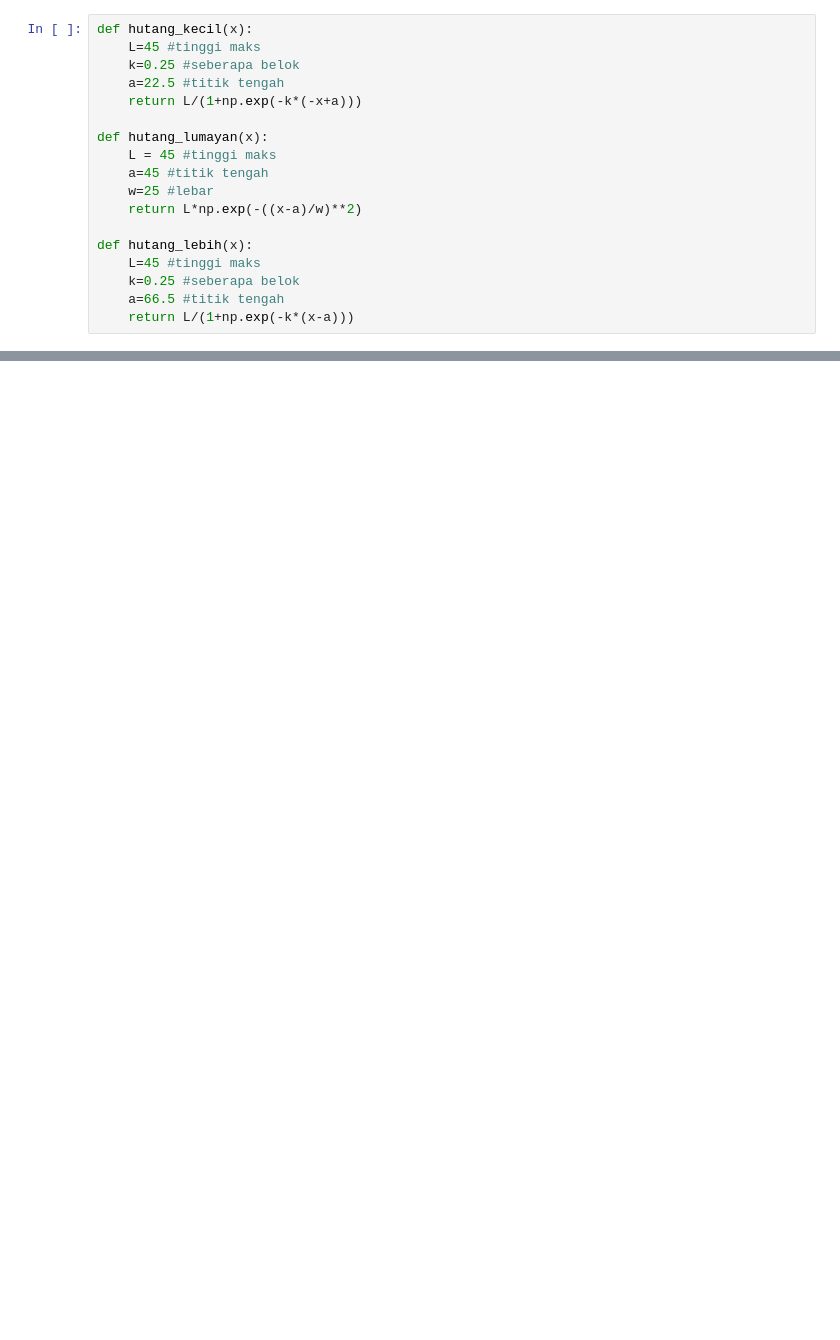
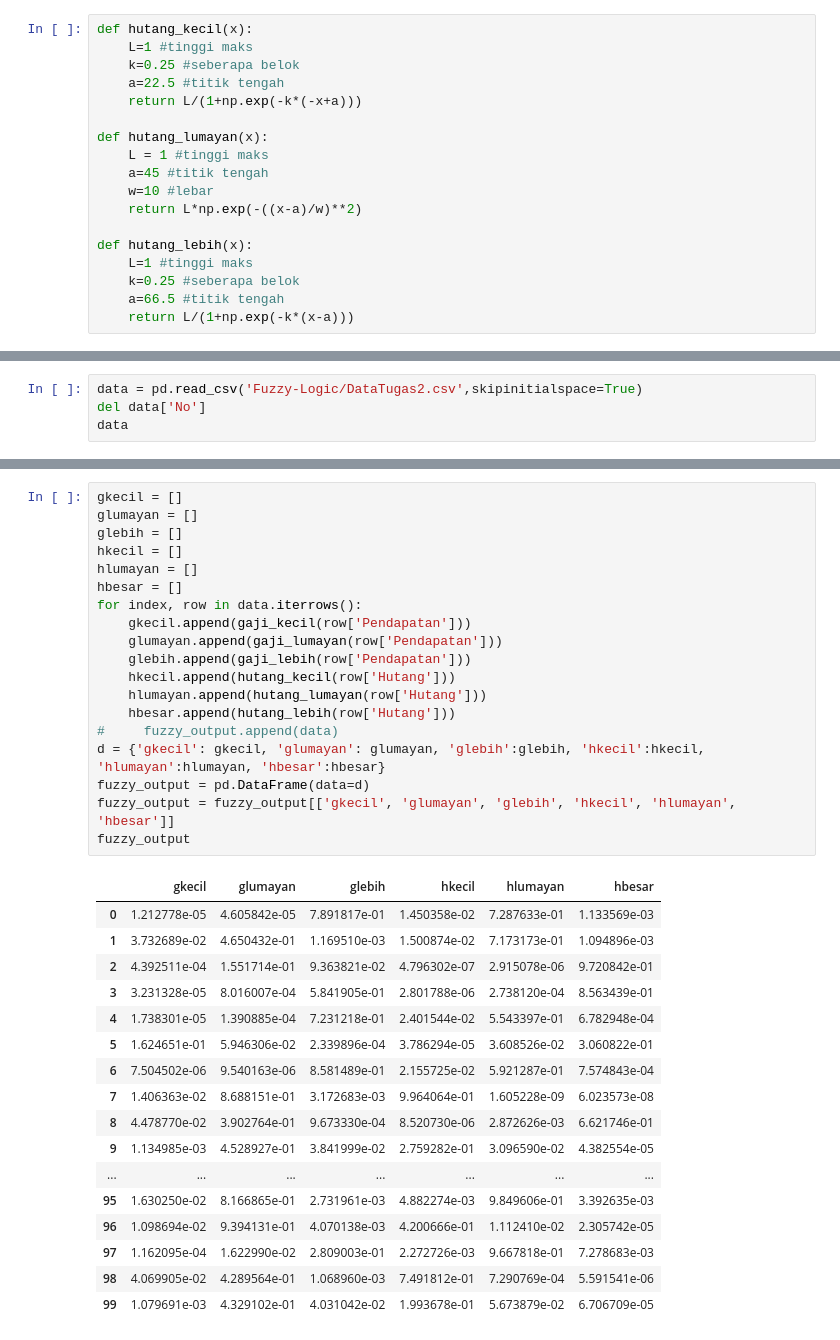
Before and after one commit to rizkiar00/Fuzzy-Logic, a Jupyter notebook: Fuzzy_Logic.ipynb, the cells around one changed output, grey strips where cells are left out. Saved outputs shown, nothing was run; the diff lists cells and outputs as text; blank space fills up the shorter version.

```diff
--- a/Fuzzy_Logic.ipynb
+++ b/Fuzzy_Logic.ipynb
@@ -35,18 +40,18 @@ plt.show()
 # %%
 def hutang_kecil(x):
-    L=45 #tinggi maks
+    L=1 #tinggi maks
     k=0.25 #seberapa belok
     a=22.5 #titik tengah
     return L/(1+np.exp(-k*(-x+a)))
 
 def hutang_lumayan(x):
-    L = 45 #tinggi maks
+    L = 1 #tinggi maks
     a=45 #titik tengah
-    w=25 #lebar
+    w=10 #lebar
     return L*np.exp(-((x-a)/w)**2)
 
 def hutang_lebih(x):
-    L=45 #tinggi maks
+    L=1 #tinggi maks
     k=0.25 #seberapa belok
     a=66.5 #titik tengah
     return L/(1+np.exp(-k*(x-a)))
@@ -90,0 +119,4 @@ plt.show()
+# %%
+data = pd.read_csv('Fuzzy-Logic/DataTugas2.csv',skipinitialspace=True)
+del data['No']
+data
@@ -90,0 +142,37 @@ plt.show()
+# %%
+gkecil = []
+glumayan = []
+glebih = []
+hkecil = []
+hlumayan = []
+hbesar = []
+for index, row in data.iterrows():
+    gkecil.append(gaji_kecil(row['Pendapatan']))
+    glumayan.append(gaji_lumayan(row['Pendapatan']))
+    glebih.append(gaji_lebih(row['Pendapatan']))
+    hkecil.append(hutang_kecil(row['Hutang']))
+    hlumayan.append(hutang_lumayan(row['Hutang']))
+    hbesar.append(hutang_lebih(row['Hutang']))
+#     fuzzy_output.append(data)
+d = {'gkecil': gkecil, 'glumayan': glumayan, 'glebih':glebih, 'hkecil':hkecil, 'hlumayan':hlumayan, 'hbesar':hbesar}
+fuzzy_output = pd.DataFrame(data=d)
+fuzzy_output = fuzzy_output[['gkecil', 'glumayan', 'glebih', 'hkecil', 'hlumayan', 'hbesar']]
+fuzzy_output
+# %% [output]
+|  | gkecil | glumayan | glebih | hkecil | hlumayan | hbesar |
+| 0 | 1.212778e-05 | 4.605842e-05 | 7.891817e-01 | 1.450358e-02 | 7.287633e-01 | 1.133569e-03 |
+| 1 | 3.732689e-02 | 4.650432e-01 | 1.169510e-03 | 1.500874e-02 | 7.173173e-01 | 1.094896e-03 |
+| 2 | 4.392511e-04 | 1.551714e-01 | 9.363821e-02 | 4.796302e-07 | 2.915078e-06 | 9.720842e-01 |
+| 3 | 3.231328e-05 | 8.016007e-04 | 5.841905e-01 | 2.801788e-06 | 2.738120e-04 | 8.563439e-01 |
+| 4 | 1.738301e-05 | 1.390885e-04 | 7.231218e-01 | 2.401544e-02 | 5.543397e-01 | 6.782948e-04 |
+| 5 | 1.624651e-01 | 5.946306e-02 | 2.339896e-04 | 3.786294e-05 | 3.608526e-02 | 3.060822e-01 |
+| 6 | 7.504502e-06 | 9.540163e-06 | 8.581489e-01 | 2.155725e-02 | 5.921287e-01 | 7.574843e-04 |
+| 7 | 1.406363e-02 | 8.688151e-01 | 3.172683e-03 | 9.964064e-01 | 1.605228e-09 | 6.023573e-08 |
+| 8 | 4.478770e-02 | 3.902764e-01 | 9.673330e-04 | 8.520730e-06 | 2.872626e-03 | 6.621746e-01 |
+| 9 | 1.134985e-03 | 4.528927e-01 | 3.841999e-02 | 2.759282e-01 | 3.096590e-02 | 4.382554e-05 |
+| ... | ... | ... | ... | ... | ... | ... |
+| 95 | 1.630250e-02 | 8.166865e-01 | 2.731961e-03 | 4.882274e-03 | 9.849606e-01 | 3.392635e-03 |
+| 96 | 1.098694e-02 | 9.394131e-01 | 4.070138e-03 | 4.200666e-01 | 1.112410e-02 | 2.305742e-05 |
+| 97 | 1.162095e-04 | 1.622990e-02 | 2.809003e-01 | 2.272726e-03 | 9.667818e-01 | 7.278683e-03 |
+| 98 | 4.069905e-02 | 4.289564e-01 | 1.068960e-03 | 7.491812e-01 | 7.290769e-04 | 5.591541e-06 |
+| 99 | 1.079691e-03 | 4.329102e-01 | 4.031042e-02 | 1.993678e-01 | 5.673879e-02 | 6.706709e-05 |
```
Also changed, not shown: parts of 13 cells of this notebook.
